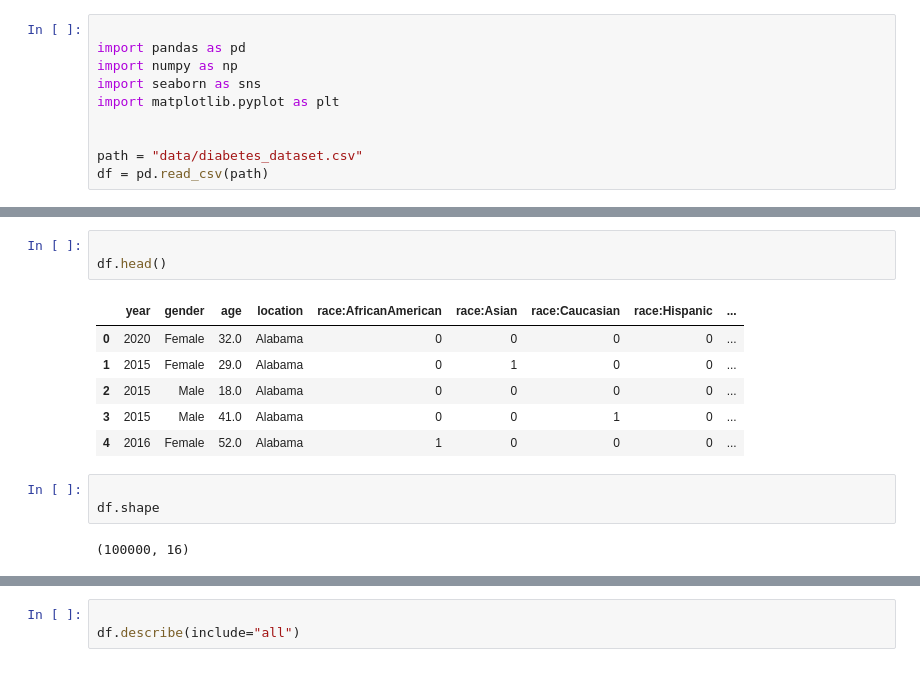
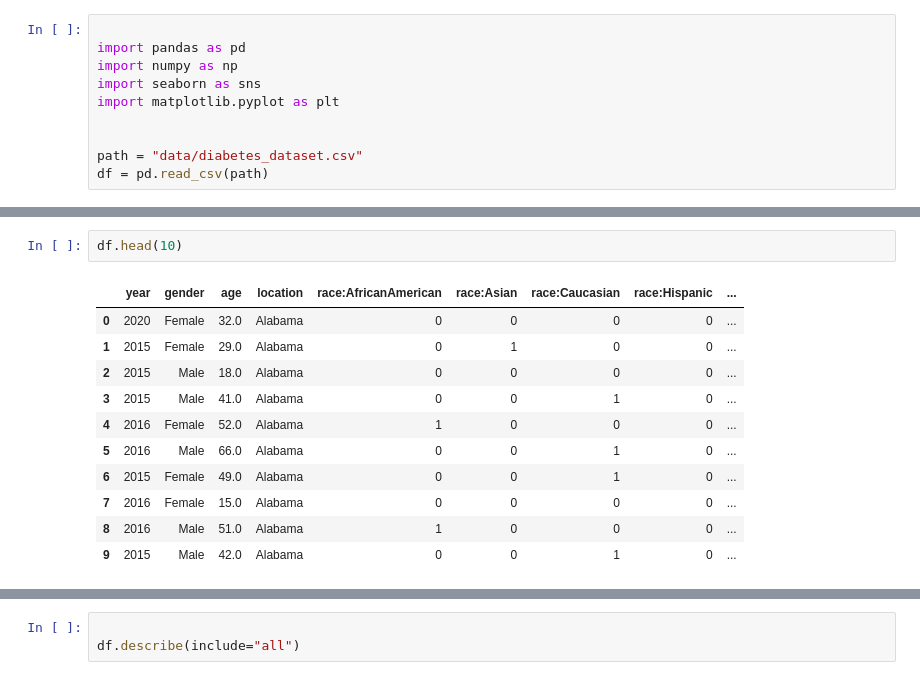
Before and after one commit to aamal-a-hussain/PythonCourse, a Jupyter notebook: diabetes_dataset.ipynb, the cells around one changed output, grey strips where cells are left out. Saved outputs shown, nothing was run; the diff lists cells and outputs as text.

```diff
--- a/diabetes_dataset.ipynb
+++ b/diabetes_dataset.ipynb
@@ -21,15 +207,14 @@ df = pd.read_csv(path)
 # %%
-
-df.head()
+df.head(10)
 # %% [output]
 |  | year | gender | age | location | race:AfricanAmerican | race:Asian | race:Caucasian | race:Hispanic | ... |
 | 0 | 2020 | Female | 32.0 | Alabama | 0 | 0 | 0 | 0 | ... |
 | 1 | 2015 | Female | 29.0 | Alabama | 0 | 1 | 0 | 0 | ... |
 | 2 | 2015 | Male | 18.0 | Alabama | 0 | 0 | 0 | 0 | ... |
 | 3 | 2015 | Male | 41.0 | Alabama | 0 | 0 | 1 | 0 | ... |
 | 4 | 2016 | Female | 52.0 | Alabama | 1 | 0 | 0 | 0 | ... |
+| 5 | 2016 | Male | 66.0 | Alabama | 0 | 0 | 1 | 0 | ... |
+| 6 | 2015 | Female | 49.0 | Alabama | 0 | 0 | 1 | 0 | ... |
+| 7 | 2016 | Female | 15.0 | Alabama | 0 | 0 | 0 | 0 | ... |
+| 8 | 2016 | Male | 51.0 | Alabama | 1 | 0 | 0 | 0 | ... |
+| 9 | 2015 | Male | 42.0 | Alabama | 0 | 0 | 1 | 0 | ... |
-# %%
-
-df.shape
-# %% [output]
-(100000, 16)
```
Also changed, not shown: parts of 14 cells of this notebook, 1 other file.
